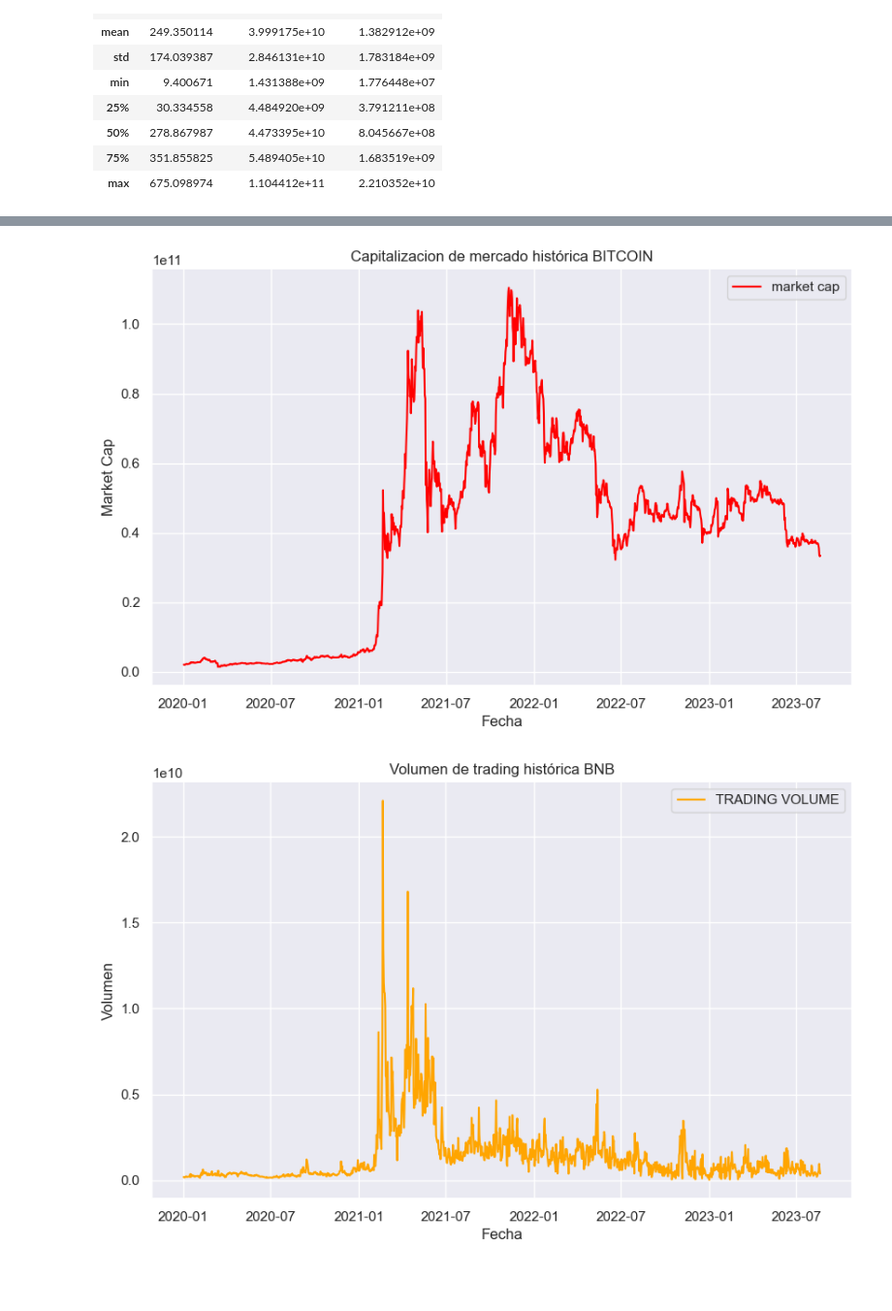
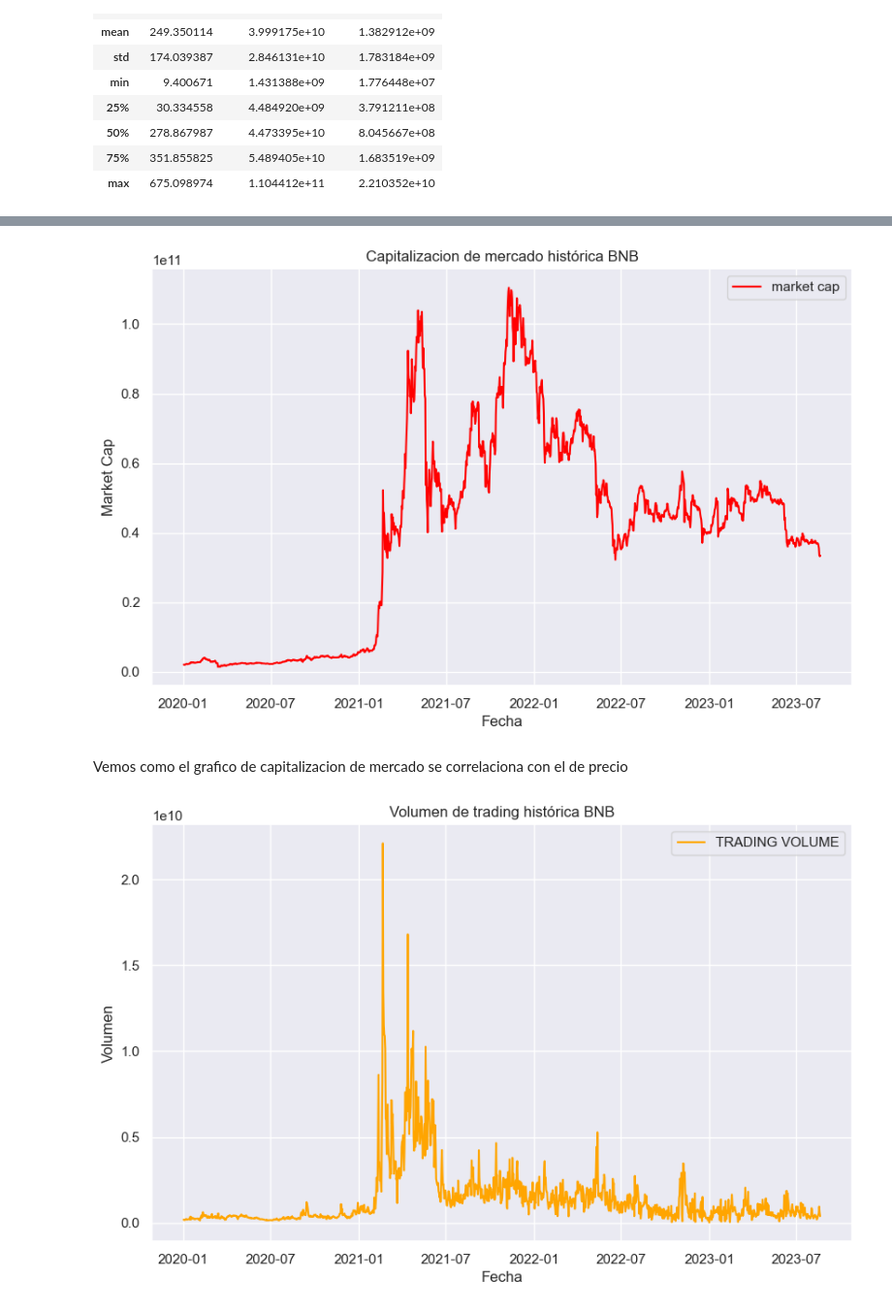
Before and after one commit to Constanzafl/Proyecto2_Data_Analytics, a Jupyter notebook: EDA/EDAbnb.ipynb, the cells around one changed output, grey strips where cells are left out. Shown at 97% size. Drawn from its saved outputs; the diff is of its cells as text; code cells hidden in the pictures; blank space fills up the shorter version.

```diff
--- a/EDA/EDAbnb.ipynb
+++ b/EDA/EDAbnb.ipynb
@@ -57,14 +63,16 @@ plt.show()
 # %%
 plt.figure(figsize=(10, 6))
 plt.plot(bnb['FECHAS'], bnb['MARKET_CAP-usd'], label='market cap', color='red')
-plt.title('Capitalizacion de mercado histórica BITCOIN')
+plt.title('Capitalizacion de mercado histórica BNB')
 plt.xlabel('Fecha')
 plt.ylabel('Market Cap')
 plt.legend()
 plt.grid(True)
 plt.show()
 # %% [output]
-[figure, old version]
+[figure, new version]
+# %% [markdown]
+Vemos como el grafico de capitalizacion de mercado se correlaciona con el de precio
 # %%
 plt.figure(figsize=(10, 6))
 plt.plot(bnb['FECHAS'], bnb['TOTAL_VOLUMES'], label='TRADING VOLUME', color='orange')
```
Also changed, not shown: parts of 10 cells of this notebook, 3 other files.
